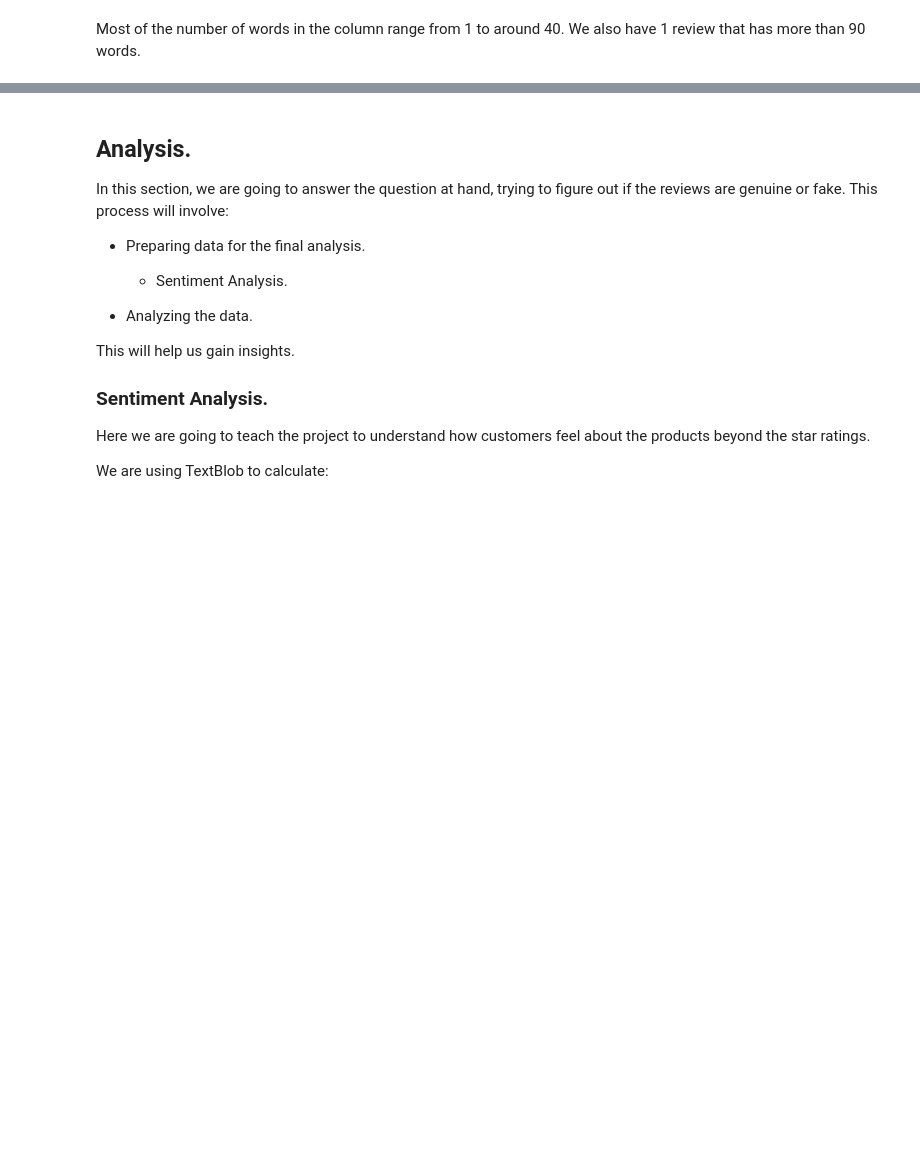
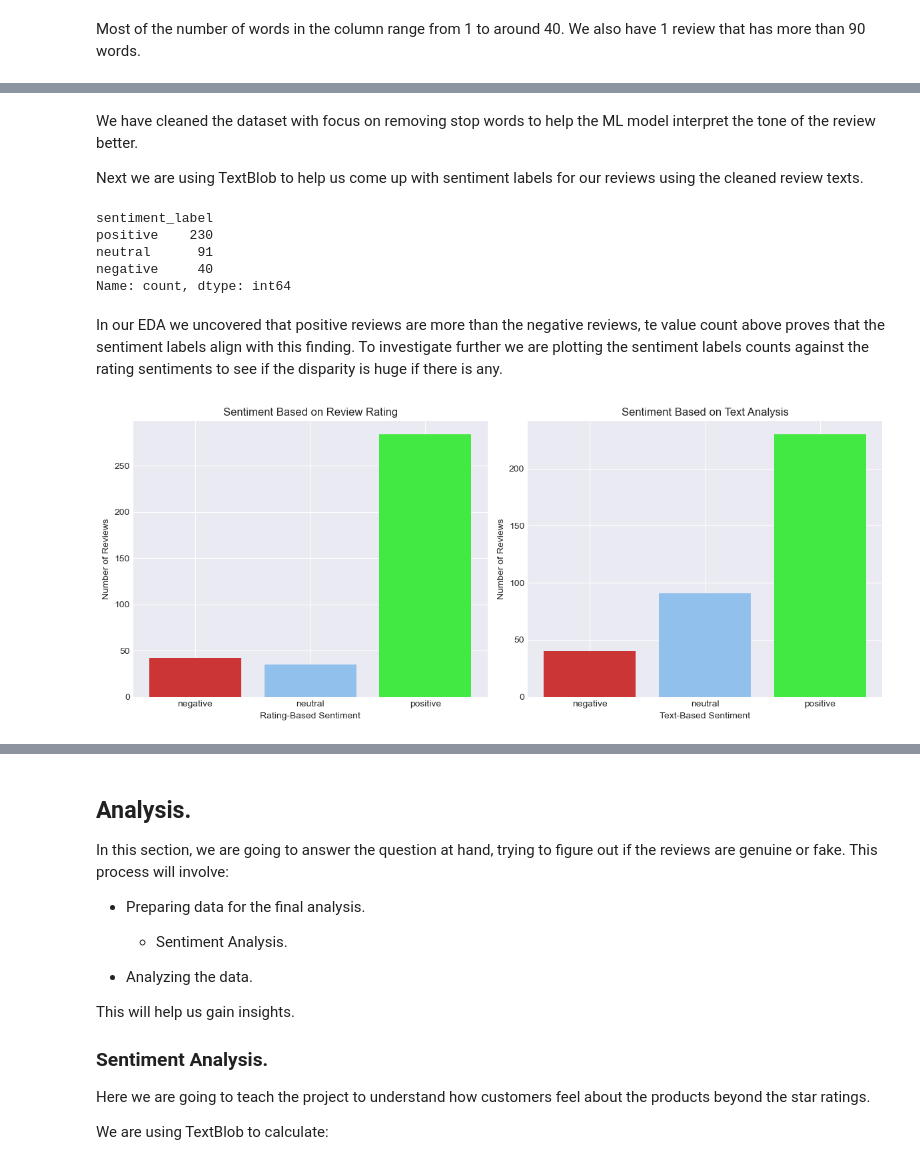
Before and after one commit to Assesa44/Kenya-Ecommerce-Reviews, a Jupyter notebook: Notebooks/analysis.ipynb, the cells around one changed output, grey strips where cells are left out. Saved outputs shown, nothing was run; the diff lists cells and outputs as text; code cells hidden in the pictures; blank space fills up the shorter version.

Commit message:
docs: add TextBlob and VADER sentiment analysis

```diff
--- a/Notebooks/analysis.ipynb
+++ b/Notebooks/analysis.ipynb
@@ -446,16 +456,22 @@ Most of the number of words in the column range from 1 to around 40. We also hav
 # %%
+# Setting stopwords and instantiating lemmatizer
 stop_words = set(stopwords.words('english'))
 lemmatizer = WordNetLemmatizer()
 
+# Define a function to clean the review_text column
 def clean_text(text):
+
     # Lowercase
     text = text.lower()
 
-    # Remove punctuation
-    text = text.translate(str.maketrans('', '', string.punctuation))
+    # Replace punctuation with space
+    text = re.sub(r'[^\w\s]', ' ', text)
 
     # Remove numbers
-    text = re.sub(r'\d+', '', text)
+    text = re.sub(r'\d+', ' ', text)
+
+    # Replace multiple spaces with a single space
+    text = re.sub(r'\s+', ' ', text).strip()
 
     # Tokenization
     tokens = word_tokenize(text)
@@ -479,3 +504,7 @@ reviews['clean_review'] = reviews['review_text'].astype(str).apply(clean_text)
+# %% [markdown]
+We have cleaned the dataset with focus on removing stop words to help the ML model interpret the tone of the review better.
+
+Next we are using TextBlob to help us come up with sentiment labels for our reviews using the cleaned review texts.
 # %%
 # Define function to calculate polarity
 def get_sentiment_label(text):
@@ -488,6 +517,51 @@ def get_sentiment_label(text):
     else:
         return 'neutral'
 
+# Add sentiment label column to the data
 reviews['sentiment_label'] = reviews['clean_review'].apply(get_sentiment_label)
 
+# Verify
 reviews['sentiment_label'].value_counts()
+# %% [output]
+sentiment_label
+positive    230
+neutral      91
+negative     40
+Name: count, dtype: int64
+# %% [markdown]
+In our EDA we uncovered that positive reviews are more than the negative reviews, te value count above proves that the sentiment labels align with this finding. To investigate further we are plotting the sentiment labels counts against the rating sentiments to see if the disparity is huge if there is any.
+# %%
+# Map ratings to sentiment
+def rating_to_sentiment(rating):
+    if rating in [1, 2]:
+        return 'negative'
+    elif rating == 3:
+        return 'neutral'
+    elif rating in [4, 5]:
+        return 'positive'
+
+reviews['rating_sentiment'] = reviews['rating'].apply(rating_to_sentiment)
+
+# Count values
+rating_counts = reviews['rating_sentiment'].value_counts().sort_index()
+sentiment_counts = reviews['sentiment_label'].value_counts().sort_index()
+
+# Plot side-by-side
+fig, axes = plt.subplots(1, 2, figsize=(12, 5))
+
+# Rating-based sentiment plot
+axes[0].bar(rating_counts.index, rating_counts.values, color=["#cb3535","#92c0ed","#42e942"])
+axes[0].set_title('Sentiment Based on Review Rating')
+axes[0].set_xlabel('Rating-Based Sentiment')
+axes[0].set_ylabel('Number of Reviews')
+
+# NLP sentiment plot
+axes[1].bar(sentiment_counts.index, sentiment_counts.values, color=["#cb3535",'#92c0ed','#42e942'])
+axes[1].set_title('Sentiment Based on Text Analysis')
+axes[1].set_xlabel('Text-Based Sentiment')
+axes[1].set_ylabel('Number of Reviews')
+
+plt.tight_layout()
+plt.show()
+# %% [output]
+[figure, added]
```
Also changed, not shown: parts of 21 cells of this notebook.
